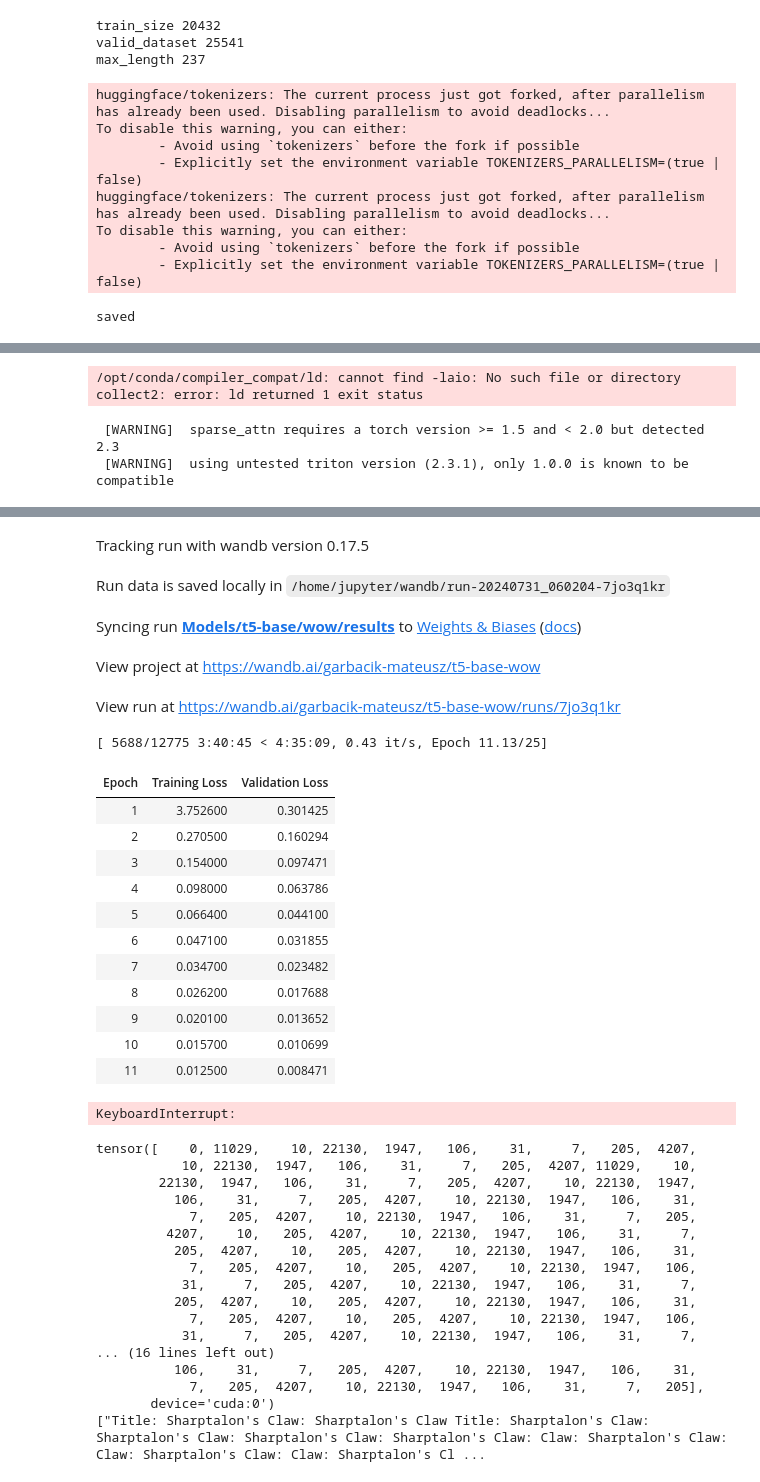
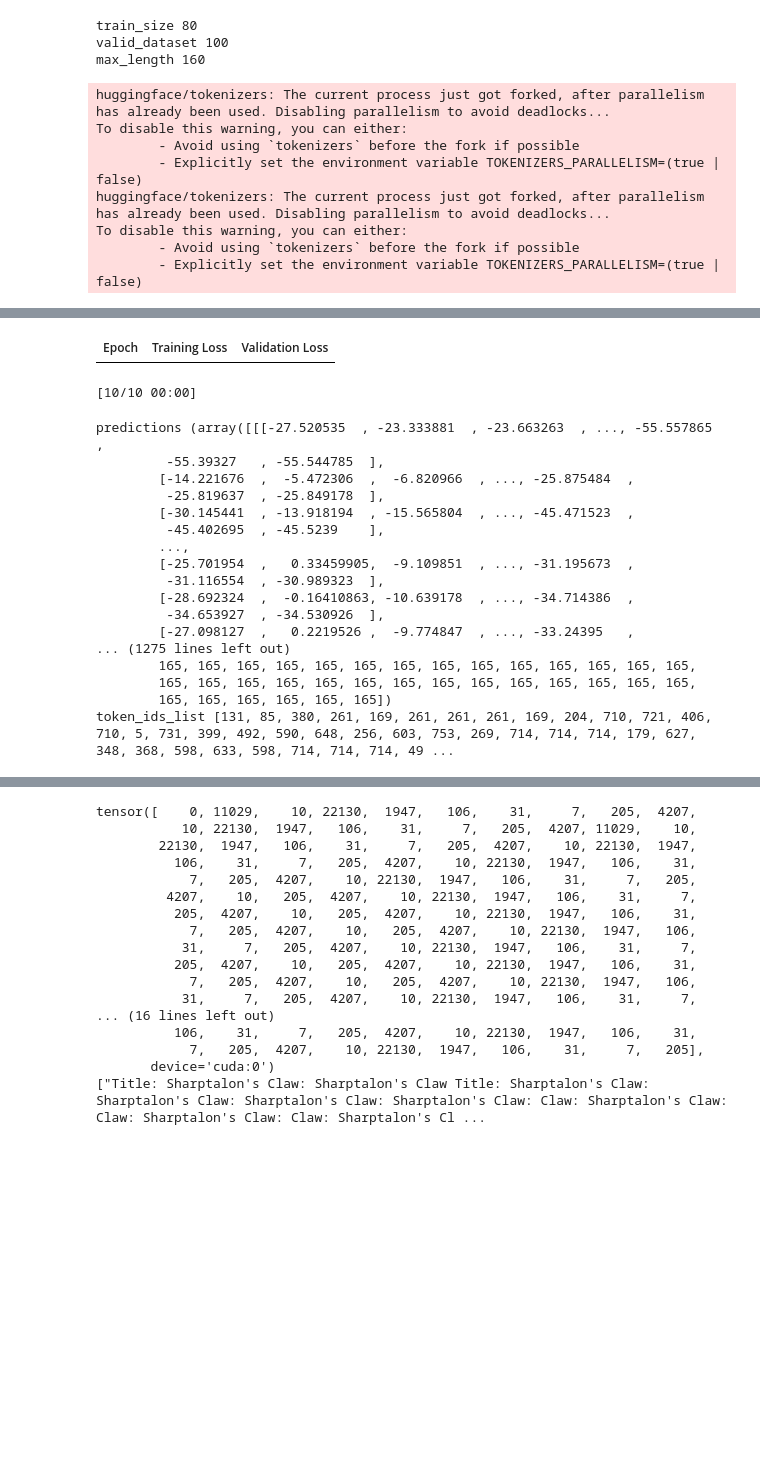
Before and after one commit to MatuszG/Magisterka, a Jupyter notebook: 1-t5-large-wow.ipynb, the cells around one changed output, grey strips where cells are left out. Cells and saved outputs as stored; diff of their text form; code cells hidden in the pictures; blank space fills up the shorter version.

```diff
--- a/1-t5-large-wow.ipynb
+++ b/1-t5-large-wow.ipynb
@@ -9,7 +9,8 @@ output_path = 'Models/t5-base/wow'
 model_name = "google-t5/t5-base"
 
 torch.manual_seed(42)
-texts = pd.read_csv('data_wow.csv')
+# texts = pd.read_csv('data_wow.csv')
+texts = pd.read_csv('data_wow.csv', nrows=100)
 tokenizer = AutoTokenizer.from_pretrained(model_name, bos_token='<|startoftext|>', eos_token='<|endoftext|>', pad_token='<|pad|>')
 valid_dataset = []
 for sentence in texts['sentence']:
@@ -42,19 +43,19 @@ os.environ["WANDB_WATCH"]="false"
 os.environ["WANDB_NAME"]="t5-base-wow"
 os.environ["WANDB_API_KEY"] = "b689f7c91f1ec7520fa8da927f175f1efd587181"
 # %% [output]
-train_size 20432
-valid_dataset 25541
-max_length 237
+train_size 80
+valid_dataset 100
+max_length 160
 # %%
 from transformers import AutoModelForSeq2SeqLM
-try:
-    model = AutoModelForSeq2SeqLM.from_pretrained(os.path.join(output_path, 'results', 'checkpoint-511')).cuda() #5621
-    print('saved')
-except:
-    model = AutoModelForSeq2SeqLM.from_pretrained(model_name).cuda()
-    print('downloaded')
+# try:
+#     model = AutoModelForSeq2SeqLM.from_pretrained(os.path.join(output_path, 'results', 'checkpoint-511')).cuda() #5621
+#     print('saved')
+# except:
+#     model = AutoModelForSeq2SeqLM.from_pretrained(model_name).cuda()
+#     print('downloaded')
 
-
+model = AutoModelForSeq2SeqLM.from_pretrained(model_name).cuda()
 # model.resize_token_embeddings(len(tokenizer))
 # %% [output]
 huggingface/tokenizers: The current process just got forked, after parallelism has already been used. Disabling parallelism to avoid deadlocks...
@@ -65,4 +66,3 @@ huggingface/tokenizers: The current process just got forked, after parallelism h
 To disable this warning, you can either:
         - Avoid using `tokenizers` before the fork if possible
         - Explicitly set the environment variable TOKENIZERS_PARALLELISM=(true | false)
-saved
@@ -76,8 +132,8 @@ training_args = Seq2SeqTrainingArguments(output_dir=os.path.join(output_path, 'r
                                   overwrite_output_dir=True,
                                   eval_strategy="epoch",
                                   save_strategy="epoch",
-                                  per_device_train_batch_size=20,
-                                  per_device_eval_batch_size=20,
+                                  per_device_train_batch_size=2,
+                                  per_device_eval_batch_size=2,
                                   warmup_steps=100,
                                   weight_decay=0.03,
                                   gradient_accumulation_steps=2,
@@ -88,14 +144,16 @@ trainer = Seq2SeqTrainer(model=model,
         args=training_args,
         train_dataset = train_dataset,
         eval_dataset = val_dataset,
+        compute_metrics=compute_metrics,
         callbacks=[EarlyStoppingCallback(early_stopping_patience=3)],
         data_collator = lambda data: {'input_ids': torch.stack([f[0] for f in data]),
                                       'attention_mask': torch.stack([f[1] for f in data]),
                                       'labels': torch.stack([f[0] for f in data])})
 
 trainer.train()
-# model.save_pretrained(os.path.join(output_path, 'results'))
-# tokenizer.save_pretrained(os.path.join(output_path, 'results'))
+# trainer.evaluate()
+model.save_pretrained(os.path.join(output_path, 'results'))
+tokenizer.save_pretrained(os.path.join(output_path, 'results'))
 
 # add t5 model to training
 # add gpt-2-large
@@ -108,4 +162,19 @@ trainer.train()
+| Epoch | Training Loss | Validation Loss |
-/opt/conda/compiler_compat/ld: cannot find -laio: No such file or directory
-collect2: error: ld returned 1 exit status
+[10/10 00:00]
- [WARNING]  sparse_attn requires a torch version >= 1.5 and < 2.0 but detected 2.3
- [WARNING]  using untested triton version (2.3.1), only 1.0.0 is known to be compatible
+predictions (array([[[-27.520535  , -23.333881  , -23.663263  , ..., -55.557865  ,
+         -55.39327   , -55.544785  ],
+        [-14.221676  ,  -5.472306  ,  -6.820966  , ..., -25.875484  ,
+         -25.819637  , -25.849178  ],
+        [-30.145441  , -13.918194  , -15.565804  , ..., -45.471523  ,
+         -45.402695  , -45.5239    ],
+        ...,
+        [-25.701954  ,   0.33459905,  -9.109851  , ..., -31.195673  ,
+         -31.116554  , -30.989323  ],
+        [-28.692324  ,  -0.16410863, -10.639178  , ..., -34.714386  ,
+         -34.653927  , -34.530926  ],
+        [-27.098127  ,   0.2219526 ,  -9.774847  , ..., -33.24395   ,
+... (1275 lines left out)
+        165, 165, 165, 165, 165, 165, 165, 165, 165, 165, 165, 165, 165, 165,
+        165, 165, 165, 165, 165, 165, 165, 165, 165, 165, 165, 165, 165, 165,
+        165, 165, 165, 165, 165, 165])
+token_ids_list [131, 85, 380, 261, 169, 261, 261, 261, 169, 204, 710, 721, 406, 710, 5, 731, 399, 492, 590, 648, 256, 603, 753, 269, 714, 714, 714, 179, 627, 348, 368, 598, 633, 598, 714, 714, 714, 49 ...
@@ -114,22 +182,3 @@ wandb: Currently logged in as: garbacik-mateusz. Use `wandb login --relogin` to
-Tracking run with wandb version 0.17.5
-Run data is saved locally in /home/jupyter/wandb/run-20240731_060204-7jo3q1kr
-Syncing run Models/t5-base/wow/results to Weights & Biases (docs)
-View project at https://wandb.ai/garbacik-mateusz/t5-base-wow
-View run at https://wandb.ai/garbacik-mateusz/t5-base-wow/runs/7jo3q1kr
-[ 5688/12775 3:40:45 < 4:35:09, 0.43 it/s, Epoch 11.13/25]
-| Epoch | Training Loss | Validation Loss |
-| 1 | 3.752600 | 0.301425 |
-| 2 | 0.270500 | 0.160294 |
-| 3 | 0.154000 | 0.097471 |
-| 4 | 0.098000 | 0.063786 |
-| 5 | 0.066400 | 0.044100 |
-| 6 | 0.047100 | 0.031855 |
-| 7 | 0.034700 | 0.023482 |
-| 8 | 0.026200 | 0.017688 |
-| 9 | 0.020100 | 0.013652 |
-| 10 | 0.015700 | 0.010699 |
-| 11 | 0.012500 | 0.008471 |
-KeyboardInterrupt:
 # %%
 input_text = "Title: Sharptalon's Claw"
 input_ids = tokenizer(input_text, return_tensors="pt").input_ids.cuda()
```
Also changed, not shown: parts of 2 cells of this notebook, 6 other files.
